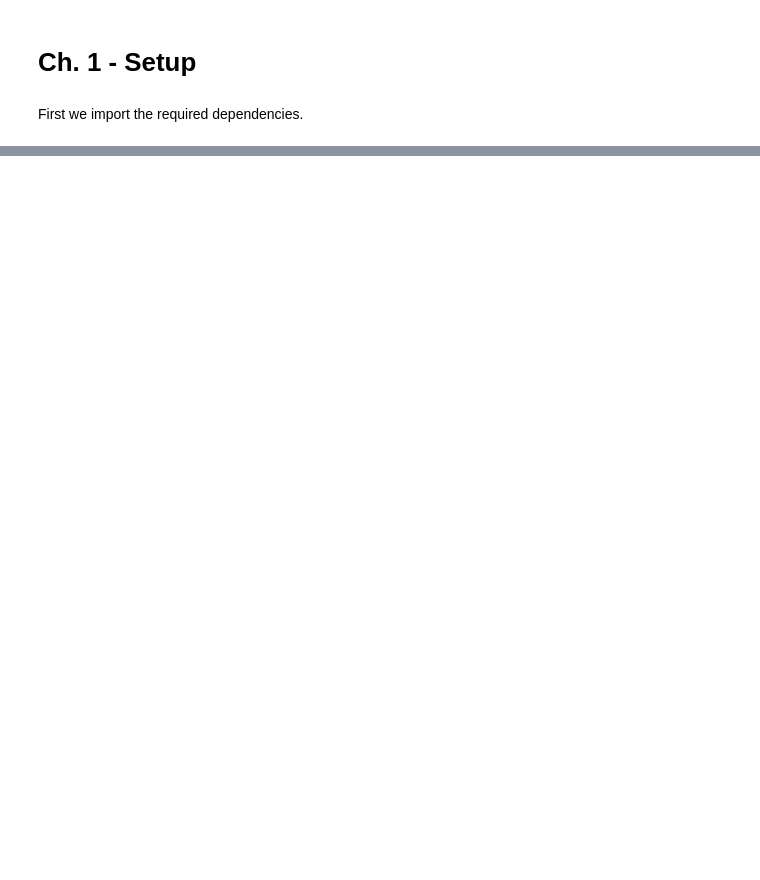
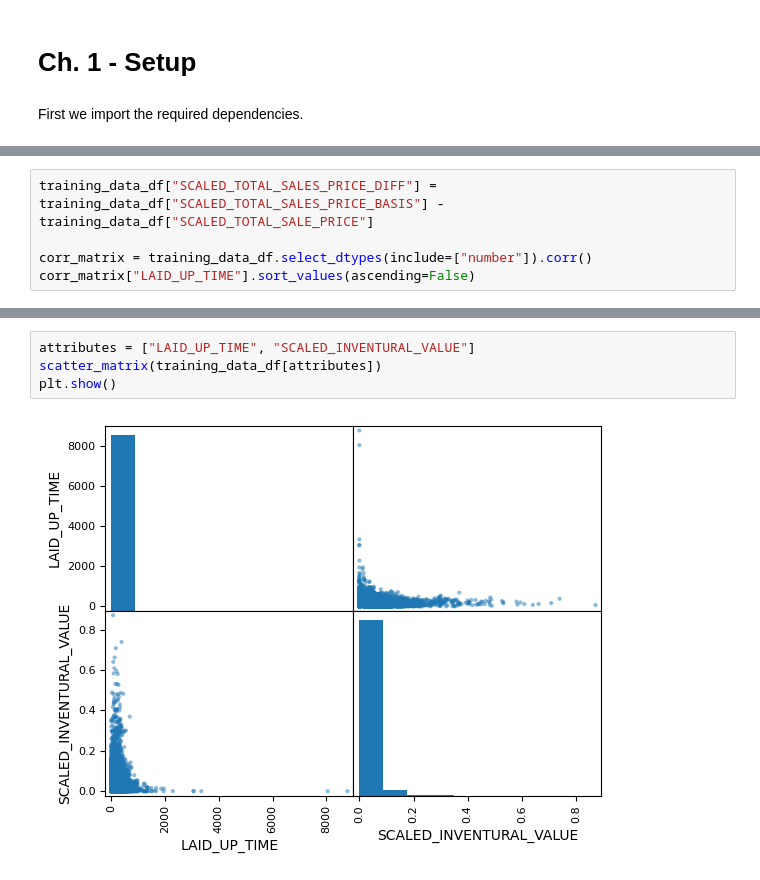
Before and after one commit to TurboThommy/ml4ds-end-to-end-project, a Jupyter notebook: BIP_ML4DS_winter_term_24_25.ipynb, the cells around one changed output, grey strips where cells are left out. Drawn from its saved outputs; the diff is of its cells as text; blank space fills up the shorter version.

Commit message:
evaluate data set and began with basic analytics like a correlation matrix

```diff
--- a/BIP_ML4DS_winter_term_24_25.ipynb
+++ b/BIP_ML4DS_winter_term_24_25.ipynb
@@ -66,0 +111,5 @@ memory usage: 80.1+ MB
+# %%
+training_data_df["SCALED_TOTAL_SALES_PRICE_DIFF"] = training_data_df["SCALED_TOTAL_SALES_PRICE_BASIS"] - training_data_df["SCALED_TOTAL_SALE_PRICE"]
+
+corr_matrix = training_data_df.select_dtypes(include=["number"]).corr()
+corr_matrix["LAID_UP_TIME"].sort_values(ascending=False)
@@ -66,0 +134,6 @@ memory usage: 80.1+ MB
+# %%
+attributes = ["LAID_UP_TIME", "SCALED_INVENTURAL_VALUE"]
+scatter_matrix(training_data_df[attributes])
+plt.show()
+# %% [output]
+[figure, added]
```
Also changed, not shown: parts of 15 cells of this notebook, 1 other file.
